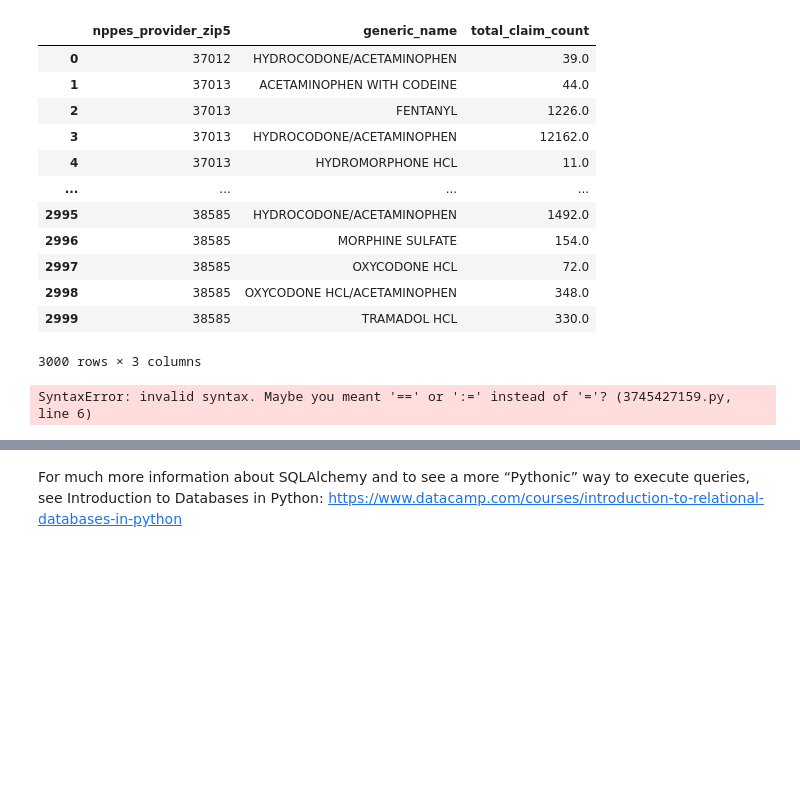
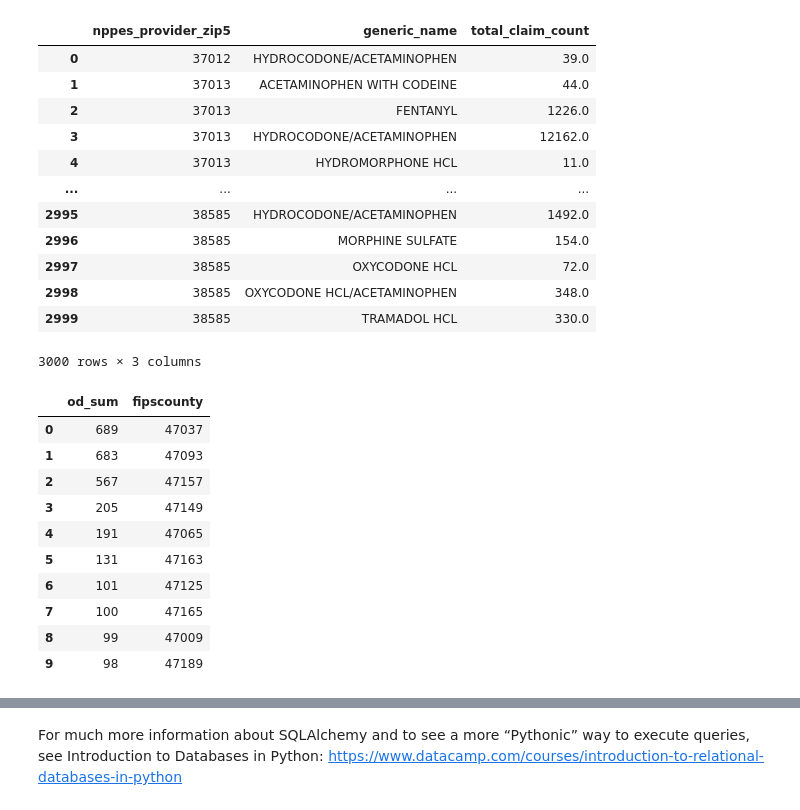
Before and after one commit to NSS-Data-Analytics-Cohort-14/prescribers-python-da14-panda_monium, a Jupyter notebook: notebooks/SHAFFERprescribers.ipynb, the cells around one changed output, grey strips where cells are left out. Saved outputs shown, nothing was run; the diff lists cells and outputs as text; code cells hidden in the pictures; blank space fills up the shorter version.

```diff
--- a/notebooks/SHAFFERprescribers.ipynb
+++ b/notebooks/SHAFFERprescribers.ipynb
@@ -193,14 +195,33 @@ op_rx_by_zip
 | 2999 | 38585 | TRAMADOL HCL | 330.0 |
 3000 rows × 3 columns
 # %%
-sizes = np.random.uniform(15,80,len(x))
-colors = np.random.uniform(15,80,len(x))
+#sizes = np.random.uniform(15,80,len(x))
+#colors = np.random.uniform(15,80,len(x))
 
-fig, ax = plt.subplots()
+#fig, ax = plt.subplots()
 
-ax.scatter = (op_rx_by_zip['total_claim_count'], op_rx_by_zip['generic_name	'], size=sizes, color=colors, vmin=0, vmax=100)
+#ax.scatter = (op_rx_by_zip['total_claim_count'], op_rx_by_zip['generic_name	'], size=sizes, color=colors, vmin=0, vmax=100)
 
-plt.show()
+#plt.show()
-# %% [output]
-SyntaxError: invalid syntax. Maybe you meant '==' or ':=' instead of '='? (3745427159.py, line 6)
+# %%
+## pulling ODs, county data; first step in grouping total deaths by county to compare to drug Rx by county (to make comparison)
+
+od_county_query = 'SELECT SUM(overdose_deaths) AS od_sum, fipscounty FROM overdose_deaths AS od GROUP BY fipscounty ORDER BY od_sum DESC'
+
+with engine.connect() as connection:
+    od_county_df = pd.read_sql(text(od_county_query), con = connection)
+
+od_county_df.head(10)
+# %% [output]
+|  | od_sum | fipscounty |
+| 0 | 689 | 47037 |
+| 1 | 683 | 47093 |
+| 2 | 567 | 47157 |
+| 3 | 205 | 47149 |
+| 4 | 191 | 47065 |
+| 5 | 131 | 47163 |
+| 6 | 101 | 47125 |
+| 7 | 100 | 47165 |
+| 8 | 99 | 47009 |
+| 9 | 98 | 47189 |
 # %%
```
Also changed, not shown: parts of 5 cells of this notebook.
